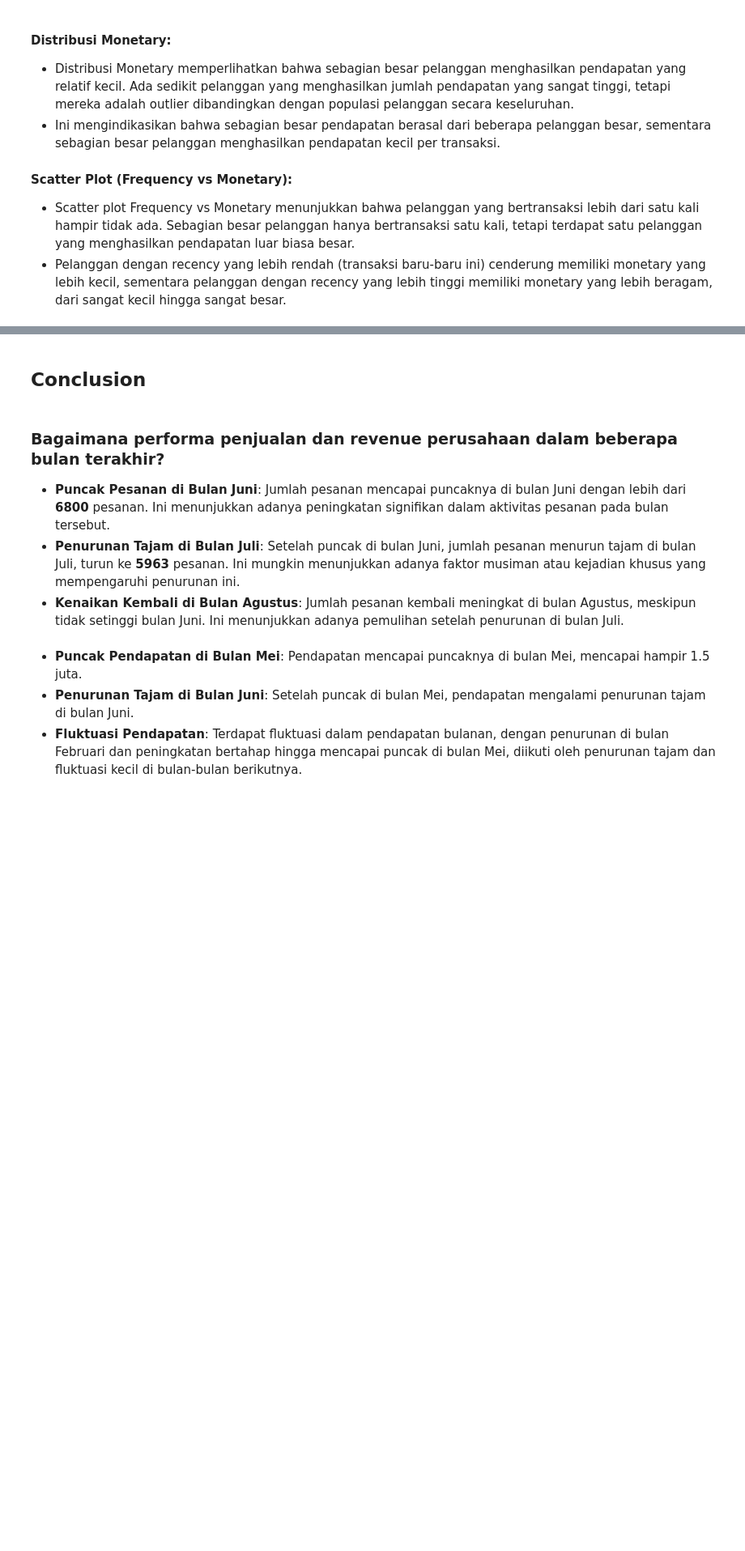
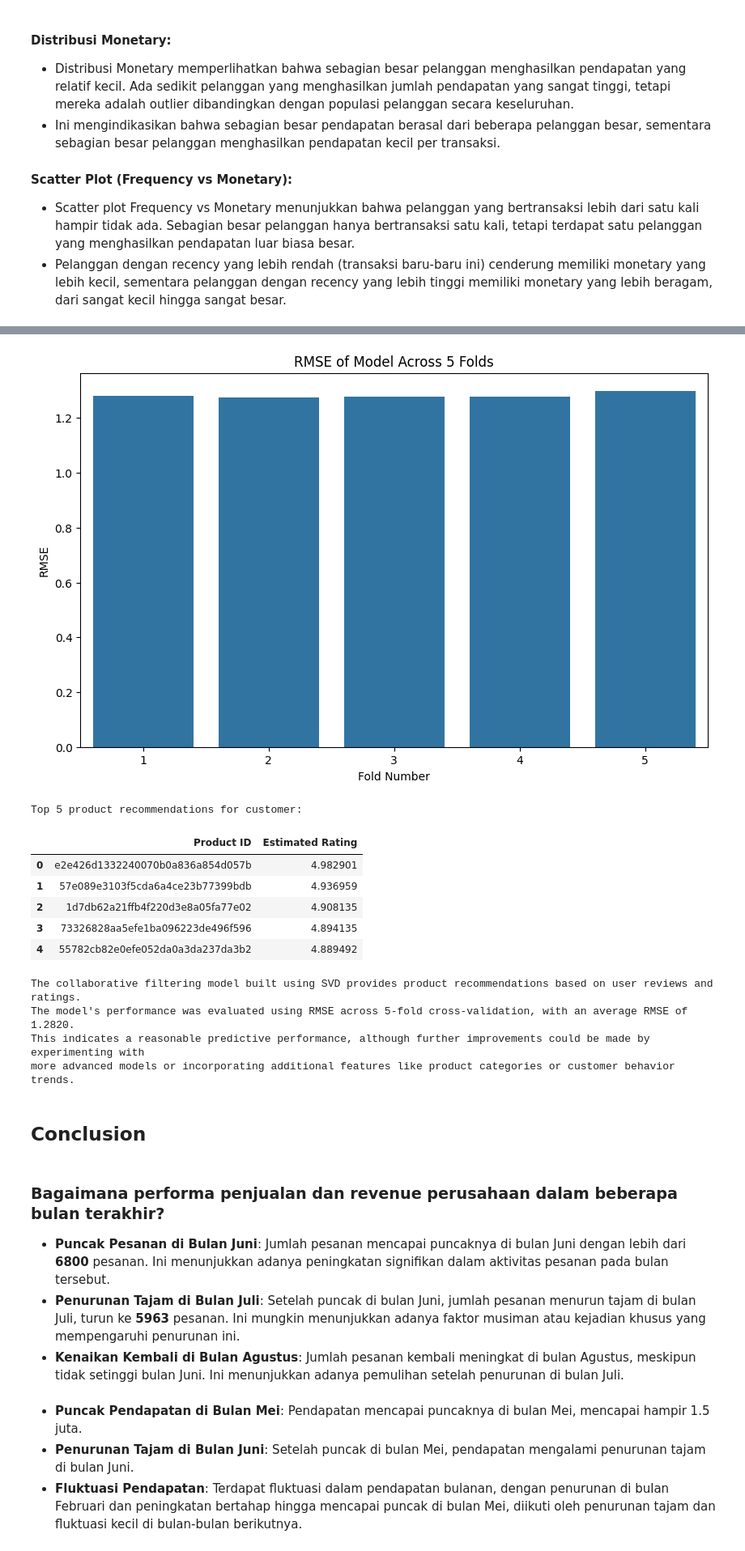
Before and after one commit to NaufalHD12/submission-ecommerce-public, a Jupyter notebook: notebook.ipynb, the cells around one changed output, grey strips where cells are left out. Shown at 81% size. Saved outputs shown, nothing was run; the diff lists cells and outputs as text; code cells hidden in the pictures; blank space fills up the shorter version.

Commit message:
adding-product-recommendation

```diff
--- a/notebook.ipynb
+++ b/notebook.ipynb
@@ -991,0 +994,16 @@ Distribusi Frequency menunjukkan bahwa mayoritas pelanggan hanya melakukan 1 tra
+# %%
+# Step 1: Import necessary libraries
+import pandas as pd
+import numpy as np
+import matplotlib.pyplot as plt
+import seaborn as sns
+from surprise import Dataset, Reader, SVD
+from surprise.model_selection import train_test_split, cross_validate
+
+# Step 2: Load the dataset
+# Assuming the dataset is saved as 'ecommerce_data.csv'
+df = all_df
+
+# Step 3: Inspect the data
+df.info()
+df.head()
@@ -992,3 +1083,56 @@ Distribusi Frequency menunjukkan bahwa mayoritas pelanggan hanya melakukan 1 tra
+# %%
+# Step 12: Visualization
+# RMSE values over each fold
+results = cross_validate(model, data, measures=['RMSE'], cv=5, return_train_measures=True)
+rmse_values = results['test_rmse']
+
+# Plotting RMSE values
+plt.figure(figsize=(10, 6))
+sns.barplot(x=list(range(1, 6)), y=rmse_values)
+plt.xlabel('Fold Number')
+plt.ylabel('RMSE')
+plt.title('RMSE of Model Across 5 Folds')
+plt.show()
+
+# Visualizing a sample of the recommendations for a specific customer
+customer_id = df['customer_unique_id'].iloc[0]  # Choose the first customer
+product_ids = user_item_df['product_id'].unique()
+
+# Get top-5 product recommendations
+top_5_products = []
+for product in product_ids:
+    top_5_products.append((product, model.predict(customer_id, product).est))
+
+# Sort by estimated rating and take top-5
+top_5_products = sorted(top_5_products, key=lambda x: x[1], reverse=True)[:5]
+
+top_5_df = pd.DataFrame(top_5_products, columns=['Product ID', 'Estimated Rating'])
+
+# Display the table
+print("Top 5 product recommendations for customer:")
+display(top_5_df)
+
+# Step 13: Conclusion
+conclusion = """
+The collaborative filtering model built using SVD provides product recommendations based on user reviews and ratings.
+The model's performance was evaluated using RMSE across 5-fold cross-validation, with an average RMSE of {:.4f}.
+This indicates a reasonable predictive performance, although further improvements could be made by experimenting with
+more advanced models or incorporating additional features like product categories or customer behavior trends.
+""".format(np.mean(rmse_values))
+print(conclusion)
+# %% [output]
+[figure, added]
+Top 5 product recommendations for customer:
+|  | Product ID | Estimated Rating |
+| 0 | e2e426d1332240070b0a836a854d057b | 4.982901 |
+| 1 | 57e089e3103f5cda6a4ce23b77399bdb | 4.936959 |
+| 2 | 1d7db62a21ffb4f220d3e8a05fa77e02 | 4.908135 |
+| 3 | 73326828aa5efe1ba096223de496f596 | 4.894135 |
+| 4 | 55782cb82e0efe052da0a3da237da3b2 | 4.889492 |
+The collaborative filtering model built using SVD provides product recommendations based on user reviews and ratings.
+The model's performance was evaluated using RMSE across 5-fold cross-validation, with an average RMSE of 1.2820.
+This indicates a reasonable predictive performance, although further improvements could be made by experimenting with
+more advanced models or incorporating additional features like product categories or customer behavior trends.
 # %% [markdown]
 ## Conclusion
 # %% [markdown]
```
Also changed, not shown: parts of 5 cells of this notebook, 1 other file.
